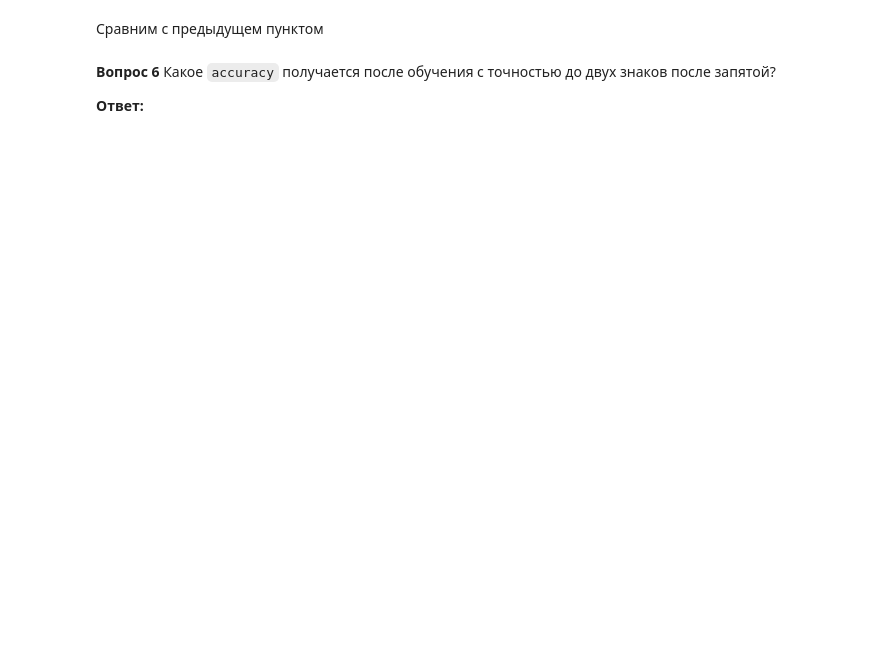
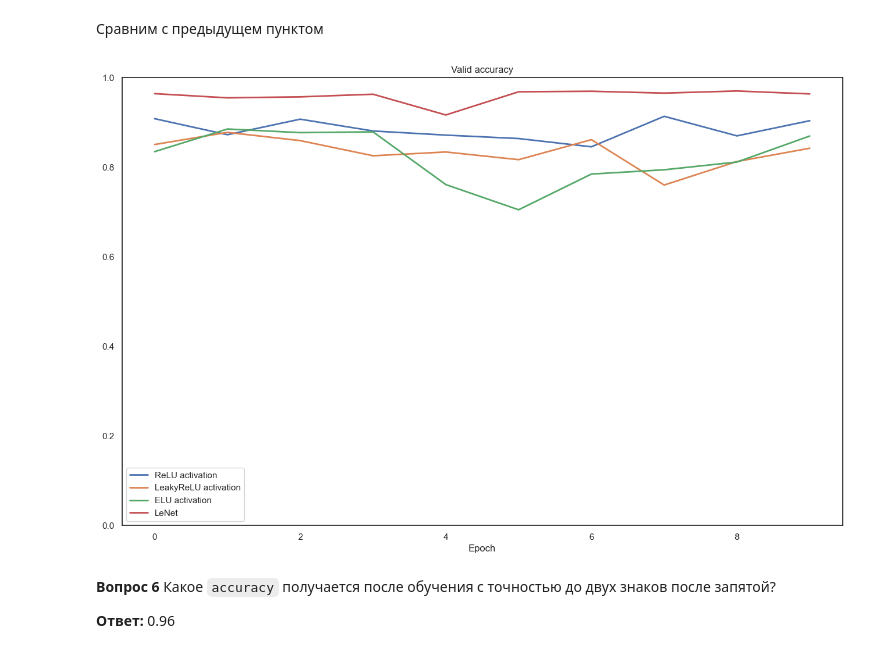
Before and after one commit to dimkablin/DeepLEarningSchool_MFTI, a Jupyter notebook: homework/11. Сверточные и полносвязанные сети/[homework]dense_and_convolutional_nn.ipynb, the cells around one changed output. Cells and saved outputs as stored; diff of their text form; code cells hidden in the pictures; blank space fills up the shorter version.

```diff
--- a/homework/11. Сверточные и полносвязанные сети/[homework]dense_and_convolutional_nn.ipynb
+++ b/homework/11. Сверточные и полносвязанные сети/[homework]dense_and_convolutional_nn.ipynb
@@ -577,3 +720,36 @@ class LeNet(nn.Module):
+# %%
+class LeNet(nn.Module):
+    def __init__(self):
+        super(LeNet, self).__init__()
+        self.conv1 = nn.Conv2d(1, 6, 3)  # 1 input image channel, 6 output channels, 3x3 square conv kernel
+        self.pool1 = nn.MaxPool2d(2)
+        self.conv2 = nn.Conv2d(6, 16, 3)
+        self.pool2 = nn.MaxPool2d(2)
+        self.flatten = nn.Flatten()
+        self.fc1 = nn.Linear(in_features= 400,out_features=120)
+        self.fc2 = nn.Linear(in_features= 120,out_features=84)
+        self.fc3 = nn.Linear(in_features= 84,out_features=10)
+
+    def forward(self, x):
+
+        # [batch_size, 1, 28, 28]
+        x = nn.functional.relu(self.conv1(x))
+
+        # [batch_size, 6, 26, 26]
+        x = self.pool1(x)
+
+        # [batch_size, 6, 13, 13]
+        x = nn.functional.relu(self.conv2(x))
+        x = self.pool2(x)
+
+        # [batch_size, 6, 5, 5]
+        x = self.flatten(x)
+        # [1600]
+        x = nn.functional.relu(self.fc1(x))
+        x = nn.functional.relu(self.fc2(x))
+        x = self.fc3(x)
+
+        return nn.functional.softmax(x)
 # %%
 model = LeNet().to(device)
 
@@ -590,0 +763,6 @@ lenet_accuracy = accuracy["valid"]
+# %%
+# функция написанная выше
+lenet_accuracy = fit(model=model,
+                    criterion=criterion,
+                    optimizer=optimizer,
+                    loaders=loaders)
@@ -593,15 +789,18 @@ lenet_accuracy = accuracy["valid"]
 # %%
 plt.figure(figsize=(16, 10))
 plt.title("Valid accuracy")
 plt.plot(range(max_epochs), relu_accuracy, label="ReLU activation", linewidth=2)
 plt.plot(range(max_epochs), leaky_relu_accuracy, label="LeakyReLU activation", linewidth=2)
 plt.plot(range(max_epochs), elu_accuracy, label="ELU activation", linewidth=2)
 plt.plot(range(max_epochs), lenet_accuracy, label="LeNet", linewidth=2)
 plt.legend()
+plt.ylim([0, 1])
 plt.xlabel("Epoch")
 plt.show()
+# %% [output]
+[figure, added]
 # %% [markdown]
 **Вопрос 6**
 Какое `accuracy` получается после обучения с точностью до двух знаков после запятой?
 
-**Ответ:**
+**Ответ:** 0.96
```
Also changed, not shown: parts of 31 cells of this notebook, 1 other file.
